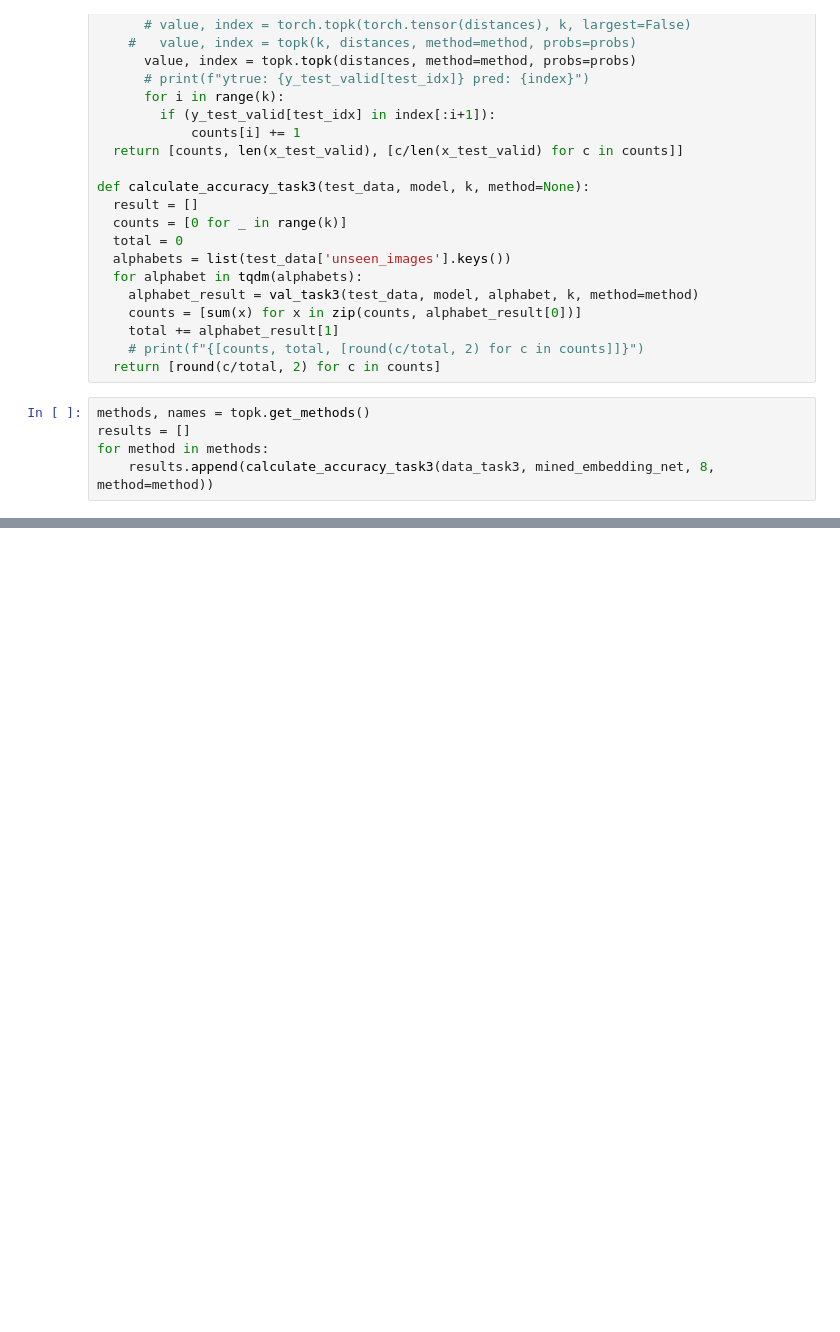
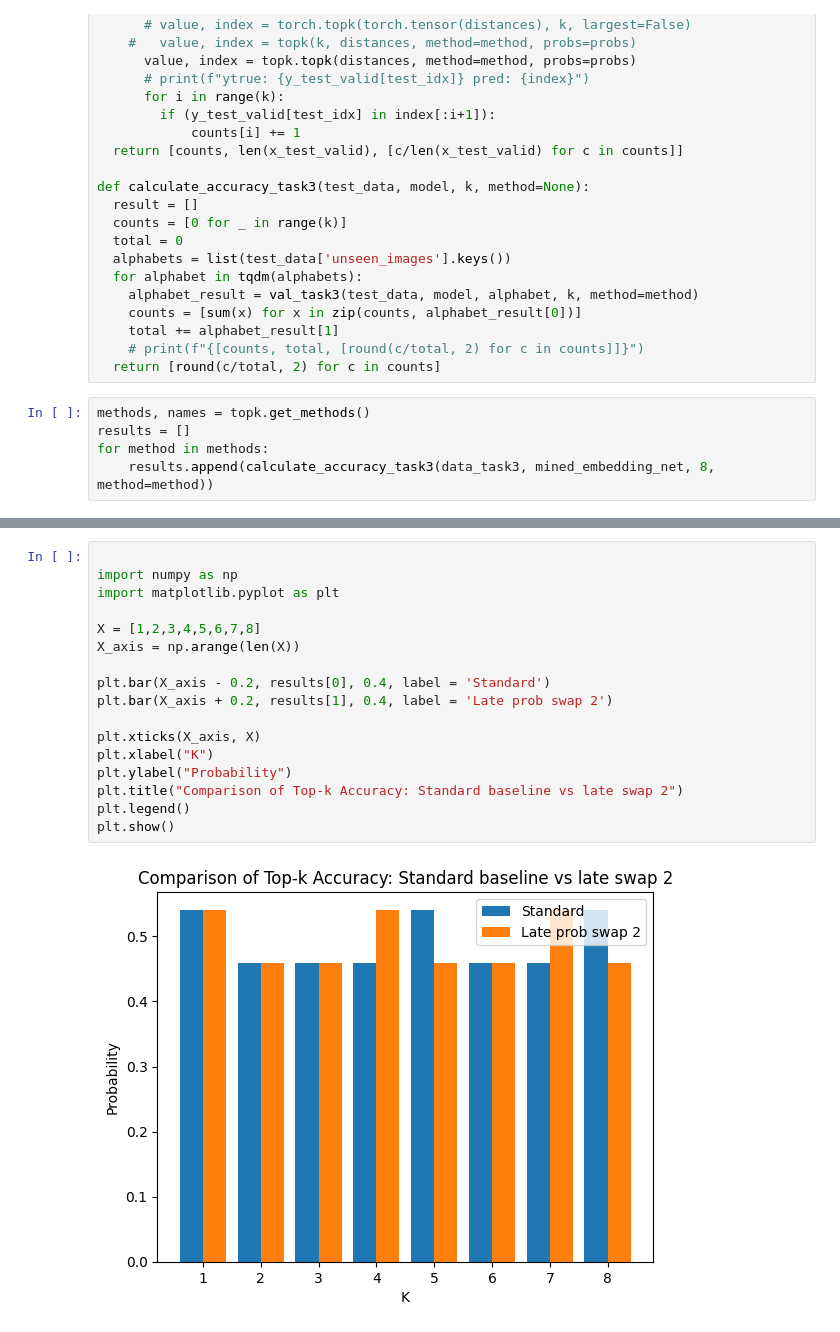
Before and after one commit to DmytroMudragel/CharacterRecognitionDeepLearning, a Jupyter notebook: Assignment_1_Group_[35].ipynb, the cells around one changed output, grey strips where cells are left out. Drawn from its saved outputs; the diff is of its cells as text; blank space fills up the shorter version.

```diff
--- a/Assignment_1_Group_[35].ipynb
+++ b/Assignment_1_Group_[35].ipynb
@@ -1187,0 +1293,19 @@ plt.show()
+# %%
+
+import numpy as np
+import matplotlib.pyplot as plt
+
+X = [1,2,3,4,5,6,7,8]
+X_axis = np.arange(len(X))
+
+plt.bar(X_axis - 0.2, results[0], 0.4, label = 'Standard')
+plt.bar(X_axis + 0.2, results[1], 0.4, label = 'Late prob swap 2')
+
+plt.xticks(X_axis, X)
+plt.xlabel("K")
+plt.ylabel("Probability")
+plt.title("Comparison of Top-k Accuracy: Standard baseline vs late swap 2")
+plt.legend()
+plt.show()
+# %% [output]
+[figure, added]
```
Also changed, not shown: parts of 8 cells of this notebook.
